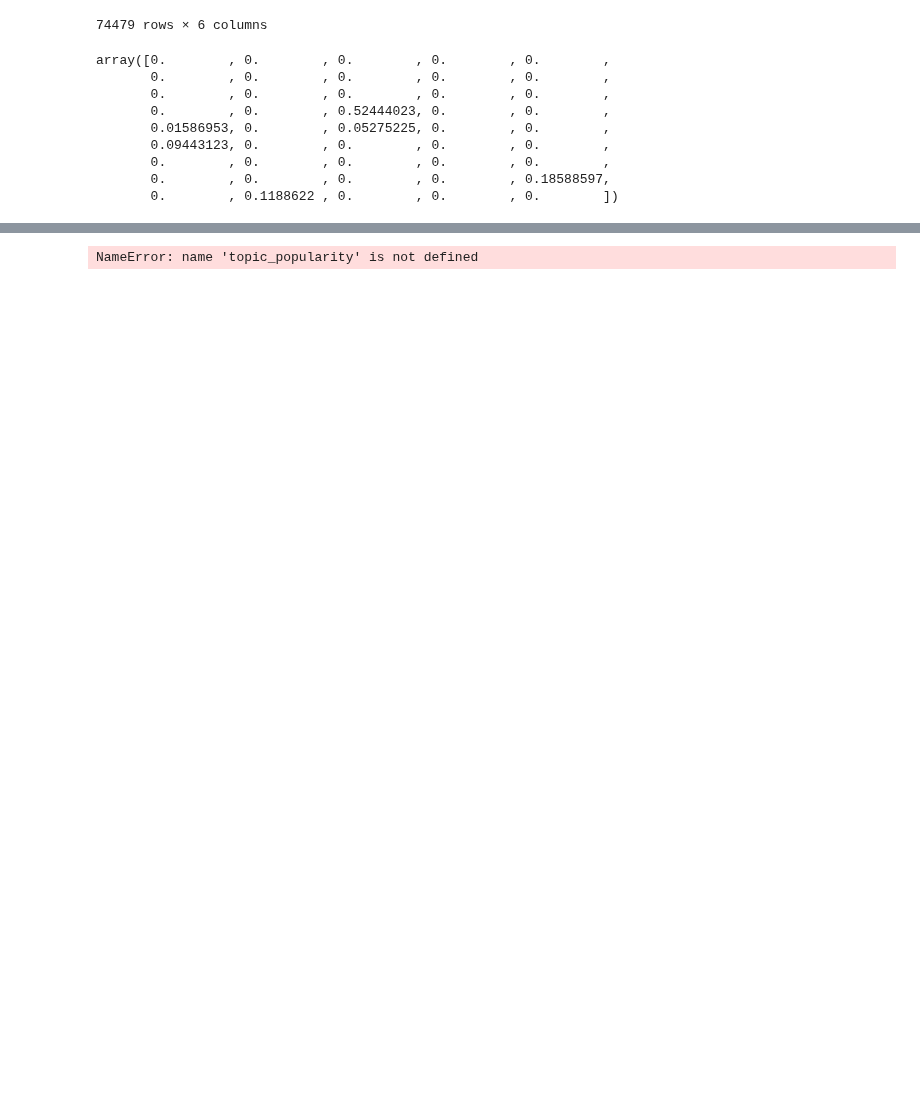
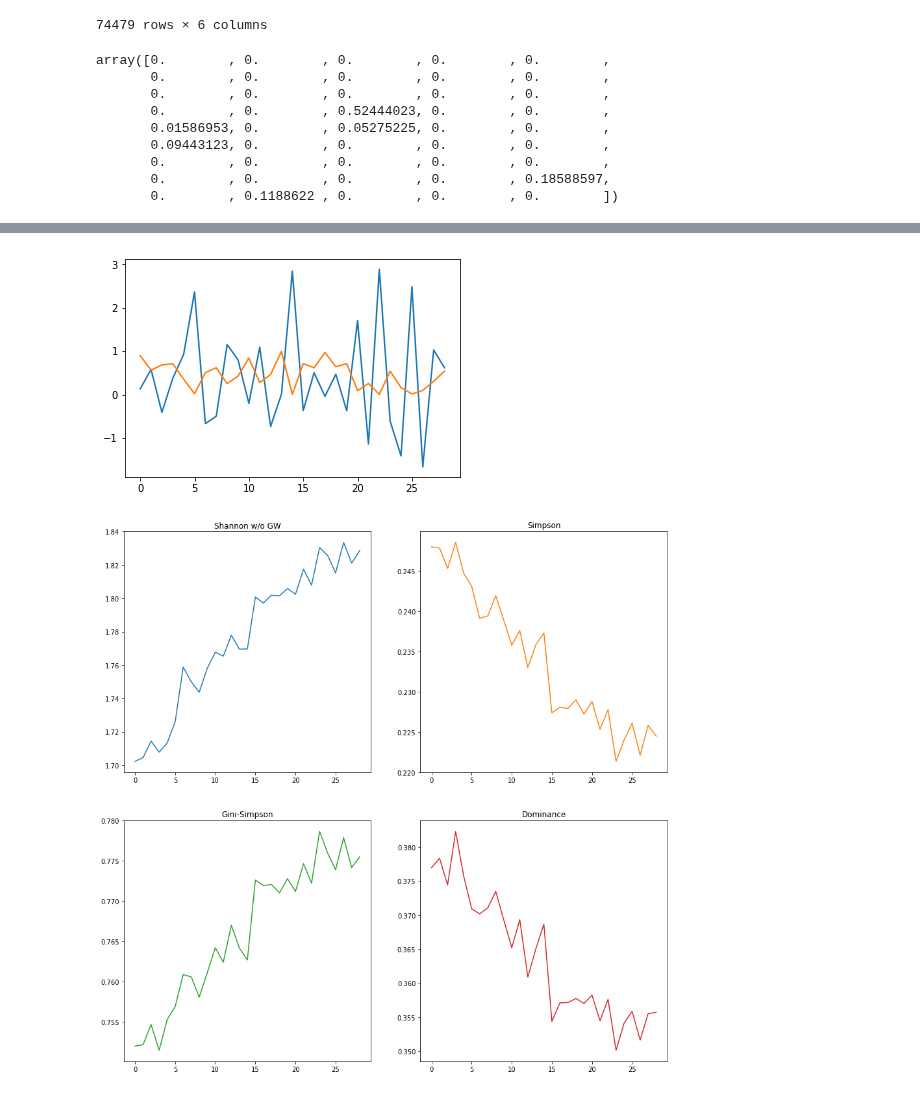
Before and after one commit to mashrekur/topic_modeling_hydrology, a Jupyter notebook: diversity_analysis.ipynb, the cells around one changed output, grey strips where cells are left out. Saved outputs shown, nothing was run; the diff lists cells and outputs as text; code cells hidden in the pictures; blank space fills up the shorter version.

```diff
--- a/diversity_analysis.ipynb
+++ b/diversity_analysis.ipynb
@@ -118,6 +118,7 @@ lda_model = LdaModel.load(f'trained_models/trained_lda_model_new_{nTopics}')
 # %%
 # Load topic distributions
 topic_distributions = np.load(f'data/topic_distributions_broad_{lda_model.num_topics}.npy')
+topic_distributions_wogw = np.load(f'data/topic_distributions_broad_wogw_{lda_model.num_topics}.npy')
 # %%
 # Pull topics
 topics = lda_model.show_topics(formatted=False, num_topics=nTopics, num_words=20)
@@ -125,6 +126,8 @@ topics = lda_model.show_topics(formatted=False, num_topics=nTopics, num_words=20
 # load raw corpus dataframe
 with open('data/raw_corpus_broad.pkl', 'rb') as f:
     corpus_df = pkl.load(f)
+with open('data/raw_corpus_broad_wogw.pkl', 'rb') as f:
+    corpus_df_wogw = pkl.load(f)
 # %%
 # Pull journals
 journals = corpus_df.Journal.unique()
@@ -284,3 +251,60 @@ IndexError: boolean index did not match indexed array along dimension 0; dimensi
+# %%
+# Diversity of corpus w/o GW
+diversity_metrics = ['shannon', 'simpson', 'gini-simpson', 'dominance', 'even']
+# corpus_diversity = pd.DataFrame(index = years, columns = diversity_metrics)
+
+shannon_diversity = {}
+simpson_diversity = {}
+gini_diversity = {}
+dominance = {}
+evenness = {}
+shannon_diversity_mean = []
+simpson_diversity_mean = []
+gini_diversity_mean = []
+dominance_mean = []
+evenness_mean = []
+t_test = []
+
+
+for y, year in enumerate(years):
+    topic_distributions_year = topic_distributions_wogw[corpus_df_wogw['Year'] == year,:]
+
+    shannon_diversity[year] = ep.diversity(topic_distributions_year, method = 'shannon', breakNA=False, num_equiv=False)
+    simpson_diversity[year] = ep.diversity(topic_distributions_year, method = 'simpson', breakNA=False, num_equiv=False)
+    gini_diversity[year] = ep.diversity(topic_distributions_year, method = 'gini-simpson', breakNA=False, num_equiv=False)
+    dominance[year] = ep.diversity(topic_distributions_year, method = 'dominance', breakNA=False, num_equiv=False)
+    evenness[year] = ep.diversity(topic_distributions_year, method = 'even', breakNA=False, num_equiv=False)
+
+    shannon_diversity_mean.append(np.mean(shannon_diversity[year]))
+    simpson_diversity_mean.append(np.mean(simpson_diversity[year]))
+    gini_diversity_mean.append(np.mean(gini_diversity[year]))
+    dominance_mean.append(np.mean(dominance[year]))
+    evenness_mean.append(np.mean(evenness[year]))
+
+    if y > 0:
+#         print((stats.ttest_ind(shannon_diversity[years[y]],shannon_diversity[years[y-1]])))
+        t_test.append(stats.ttest_ind(shannon_diversity[years[y]],shannon_diversity[years[y-1]]))
+#         print(t_test)
+
+plt.plot(t_test[:])
+
+plt.show()
+#         print(year, np.median(shannon_diversity[year]), np.mean(shannon_diversity[year]), np.std(shannon_diversity[year]))
+
+fig, axs = plt.subplots(2,2,figsize=(15,15))
+axs[0, 0].plot(shannon_diversity_mean[:-1])
+axs[0, 0].set_title('Shannon w/o GW')
+axs[0, 1].plot(simpson_diversity_mean[:-1], 'tab:orange')
+axs[0, 1].set_title('Simpson')
+axs[1, 0].plot(gini_diversity_mean[:-1],'tab:green')
+axs[1, 0].set_title('Gini-Simpson')
+axs[1, 1].plot(dominance_mean[:-1], 'tab:red')
+axs[1, 1].set_title('Dominance')
+
+plt.savefig('figures/diversity_year_mean_wogw.png')
+# %% [output]
+[figure, added]
+[figure, added]
 # %%
 # #
 # diversity_metrics = ['shannon', 'simpson', 'gini-simpson', 'dominance', 'even']
@@ -301,9 +325,7 @@ IndexError: boolean index did not match indexed array along dimension 0; dimensi
 # print(stats.ttest_ind(res[years[y]],res[years[y-1]]))
 # print(year, np.median(res[year]), np.mean(res[year]), np.std(res[year]))
 # %%
-[np.expand_dims(pop, axis = -1) for pop in topic_popularity]
-var = np.concatenate([np.expand_dims(pop, axis = -1) for pop in topic_popularity], axis = 1).transpose()
-# len(topic_popularity)
+# [np.expand_dims(pop, axis = -1) for pop in topic_popularity]
+# var = np.concatenate([np.expand_dims(pop, axis = -1) for pop in topic_popularity], axis = 1).transpose()
+# # len(topic_popularity)
-# %% [output]
-NameError: name 'topic_popularity' is not defined
 # %%
```
Also changed, not shown: parts of 9 cells of this notebook, 3 other files.
